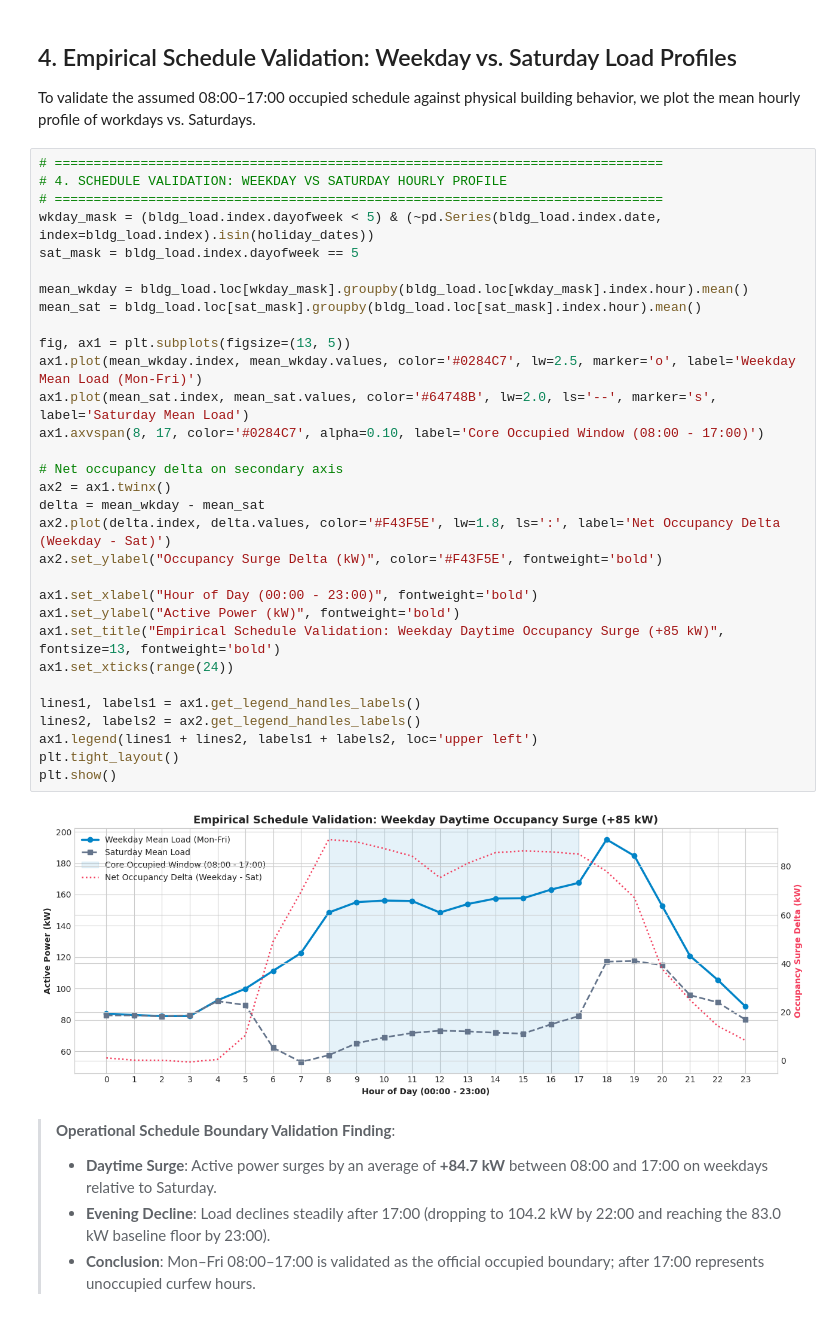
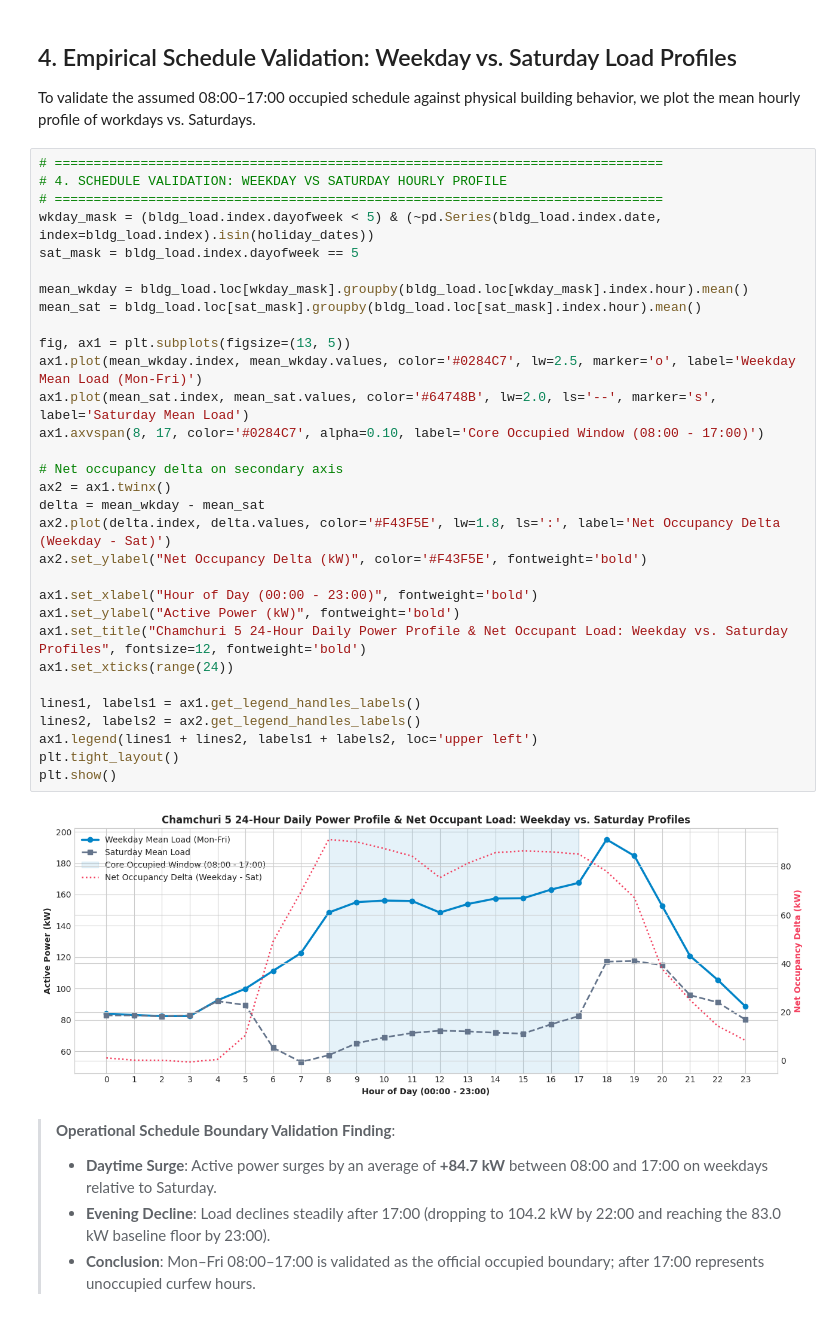
Before and after one commit to fcyap/IS4001-G1T4, a Jupyter notebook: notebooks/qn1e_eda_and_baseload_modeling.ipynb, the cells around one changed output. Drawn from its saved outputs; the diff is of its cells as text.

```diff
--- a/notebooks/qn1e_eda_and_baseload_modeling.ipynb
+++ b/notebooks/qn1e_eda_and_baseload_modeling.ipynb
@@ -134,36 +181,36 @@ To validate the assumed 08:00–17:00 occupied schedule against physical buildin
 # %%
 # ==============================================================================
 # 4. SCHEDULE VALIDATION: WEEKDAY VS SATURDAY HOURLY PROFILE
 # ==============================================================================
 wkday_mask = (bldg_load.index.dayofweek < 5) & (~pd.Series(bldg_load.index.date, index=bldg_load.index).isin(holiday_dates))
 sat_mask = bldg_load.index.dayofweek == 5
 
 mean_wkday = bldg_load.loc[wkday_mask].groupby(bldg_load.loc[wkday_mask].index.hour).mean()
 mean_sat = bldg_load.loc[sat_mask].groupby(bldg_load.loc[sat_mask].index.hour).mean()
 
 fig, ax1 = plt.subplots(figsize=(13, 5))
 ax1.plot(mean_wkday.index, mean_wkday.values, color='#0284C7', lw=2.5, marker='o', label='Weekday Mean Load (Mon-Fri)')
 ax1.plot(mean_sat.index, mean_sat.values, color='#64748B', lw=2.0, ls='--', marker='s', label='Saturday Mean Load')
 ax1.axvspan(8, 17, color='#0284C7', alpha=0.10, label='Core Occupied Window (08:00 - 17:00)')
 
 # Net occupancy delta on secondary axis
 ax2 = ax1.twinx()
 delta = mean_wkday - mean_sat
 ax2.plot(delta.index, delta.values, color='#F43F5E', lw=1.8, ls=':', label='Net Occupancy Delta (Weekday - Sat)')
-ax2.set_ylabel("Occupancy Surge Delta (kW)", color='#F43F5E', fontweight='bold')
+ax2.set_ylabel("Net Occupancy Delta (kW)", color='#F43F5E', fontweight='bold')
 
 ax1.set_xlabel("Hour of Day (00:00 - 23:00)", fontweight='bold')
 ax1.set_ylabel("Active Power (kW)", fontweight='bold')
-ax1.set_title("Empirical Schedule Validation: Weekday Daytime Occupancy Surge (+85 kW)", fontsize=13, fontweight='bold')
+ax1.set_title("Chamchuri 5 24-Hour Daily Power Profile & Net Occupant Load: Weekday vs. Saturday Profiles", fontsize=12, fontweight='bold')
 ax1.set_xticks(range(24))
 
 lines1, labels1 = ax1.get_legend_handles_labels()
 lines2, labels2 = ax2.get_legend_handles_labels()
 ax1.legend(lines1 + lines2, labels1 + labels2, loc='upper left')
 plt.tight_layout()
 plt.show()
 # %% [output]
-[figure, old version]
+[figure, new version]
 # %% [markdown]
 > **Operational Schedule Boundary Validation Finding**:
 > * **Daytime Surge**: Active power surges by an average of **+84.7 kW** between 08:00 and 17:00 on weekdays relative to Saturday.
```
Also changed, not shown: parts of 7 cells of this notebook.
